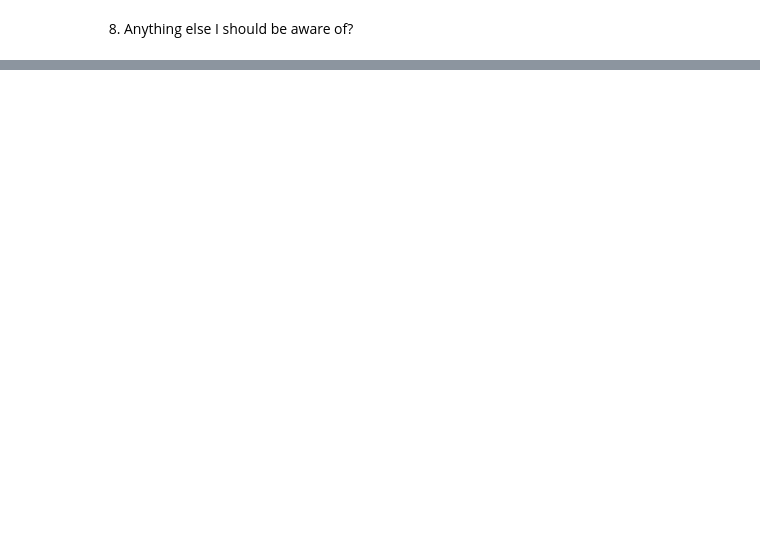
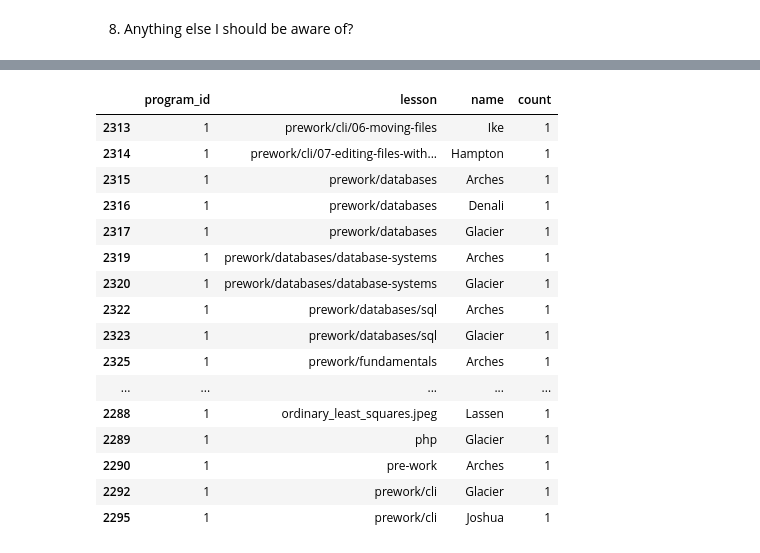
Before and after one commit to Curriculum-Assurance-Team/Curriculum_Engagement_and_Usage_Analysis, a Jupyter notebook: explore_mr.ipynb, the cells around one changed output, grey strips where cells are left out. Cells and saved outputs as stored; diff of their text form; code cells hidden in the pictures; blank space fills up the shorter version.

```diff
--- a/explore_mr.ipynb
+++ b/explore_mr.ipynb
@@ -532,0 +560,26 @@ Name: lesson, dtype: int64
+# %%
+grouped_traffic = df.groupby(['program_id','lesson','name'])\
+                                .size().reset_index(name='count')
+bottom_lessons = grouped_traffic.sort_values('count')
+
+bottom_lessons[
+    (bottom_lessons['program_id'] == 1) &
+    (~bottom_lessons['lesson'].isin(['/', 'appendix', 'index.html']))].head(50)
+# %% [output]
+|  | program_id | lesson | name | count |
+| 2313 | 1 | prework/cli/06-moving-files | Ike | 1 |
+| 2314 | 1 | prework/cli/07-editing-files-with... | Hampton | 1 |
+| 2315 | 1 | prework/databases | Arches | 1 |
+| 2316 | 1 | prework/databases | Denali | 1 |
+| 2317 | 1 | prework/databases | Glacier | 1 |
+| 2319 | 1 | prework/databases/database-systems | Arches | 1 |
+| 2320 | 1 | prework/databases/database-systems | Glacier | 1 |
+| 2322 | 1 | prework/databases/sql | Arches | 1 |
+| 2323 | 1 | prework/databases/sql | Glacier | 1 |
+| 2325 | 1 | prework/fundamentals | Arches | 1 |
+| ... | ... | ... | ... | ... |
+| 2288 | 1 | ordinary_least_squares.jpeg | Lassen | 1 |
+| 2289 | 1 | php | Glacier | 1 |
+| 2290 | 1 | pre-work | Arches | 1 |
+| 2292 | 1 | prework/cli | Glacier | 1 |
+| 2295 | 1 | prework/cli | Joshua | 1 |
```
Also changed, not shown: parts of 36 cells of this notebook, 1 other file.
